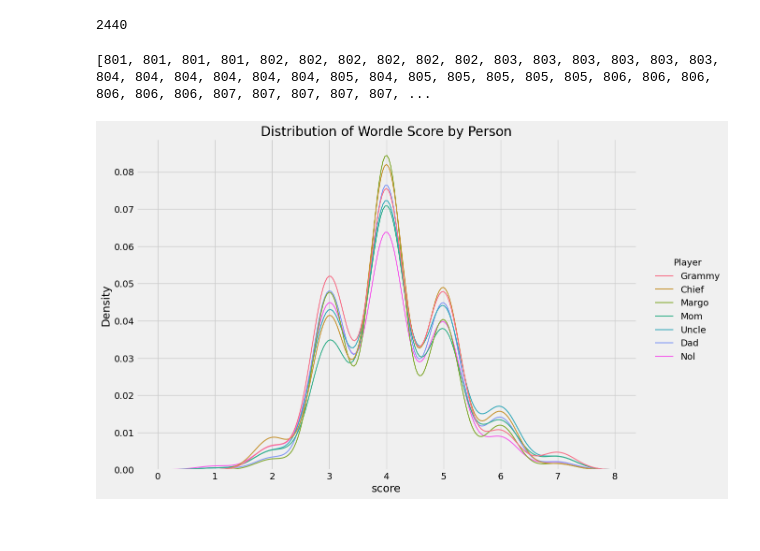
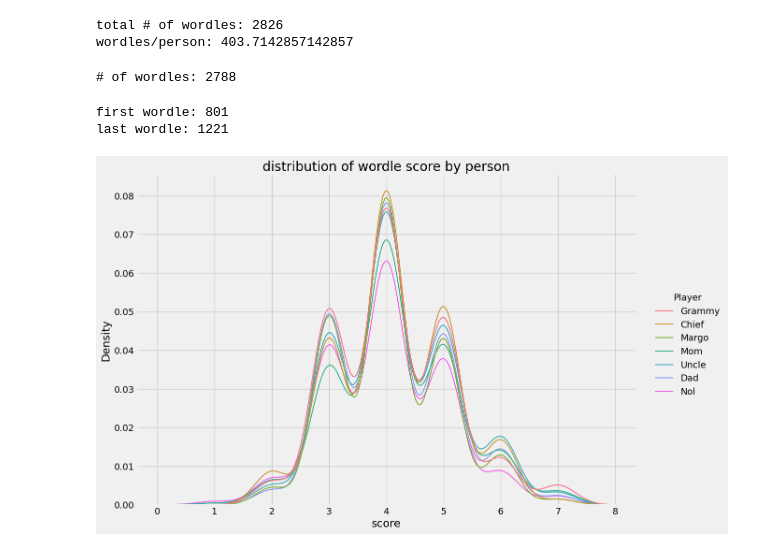
Before and after one commit to mfmiller7/WordleStats, a Jupyter notebook: wordle-scraper.ipynb, the cells around one changed output. Drawn from its saved outputs; the diff is of its cells as text; code cells hidden in the pictures.

```diff
--- a/wordle-scraper.ipynb
+++ b/wordle-scraper.ipynb
@@ -111,7 +82,14 @@ valid_phone_numbers = [
 
 fully_filtered = filtered_wordle_scores[filtered_wordle_scores['phone_number'].isin(valid_phone_numbers)]
 
+print("total # of wordles:", len(fully_filtered))
+print("wordles/person:", len(fully_filtered)/7)
+
+# saves to csv
 fully_filtered.to_csv("imessages.csv")
+# %% [output]
+total # of wordles: 2826
+wordles/person: 403.7142857142857
 # %%
 cleaned = fully_filtered.copy(deep=True)
 # %%
@@ -126,9 +104,9 @@ for line in cleaned.text:
 
 score_length = len(score)
 
-print(score_length)
+print("# of wordles:", len(score))
 # %% [output]
-2440
+# of wordles: 2788
 # %%
 wordle_num = []
 
@@ -138,9 +116,11 @@ for line in cleaned.text:
         this_num = int(match[0].replace(',', ''))
         wordle_num.append(this_num)
 
-print(wordle_num)
+print("first wordle:", wordle_num[0])
+print("last wordle:", wordle_num[-1])
 # %% [output]
-[801, 801, 801, 801, 802, 802, 802, 802, 802, 802, 803, 803, 803, 803, 803, 803, 804, 804, 804, 804, 804, 804, 805, 804, 805, 805, 805, 805, 805, 806, 806, 806, 806, 806, 806, 807, 807, 807, 807, 807, ...
+first wordle: 801
+last wordle: 1221
 # %%
 score_df = pd.DataFrame(score)
 wordle_num_df = pd.DataFrame(wordle_num)
@@ -150,19 +130,19 @@ cleaned_df.columns = ['wordle_num', 'text', 'handle_id', 'date', 'message_date',
 # %%
 g = sns.displot(
     cleaned_df,
     x="score",
     hue="phone_number",
     kind="kde",
     linewidth=1.5,
     height=8,
     aspect=1.5
-).set(title="Distribution of Wordle Score by Person")
+).set(title="distribution of wordle score by person")
 
 g._legend.set_title("Player")
 
 plt.show()
 # %% [output]
-[figure, old version]
+[figure, new version]
 # %%
 h = sns.FacetGrid(
     cleaned_df,
```
Also changed, not shown: parts of 9 cells of this notebook.
